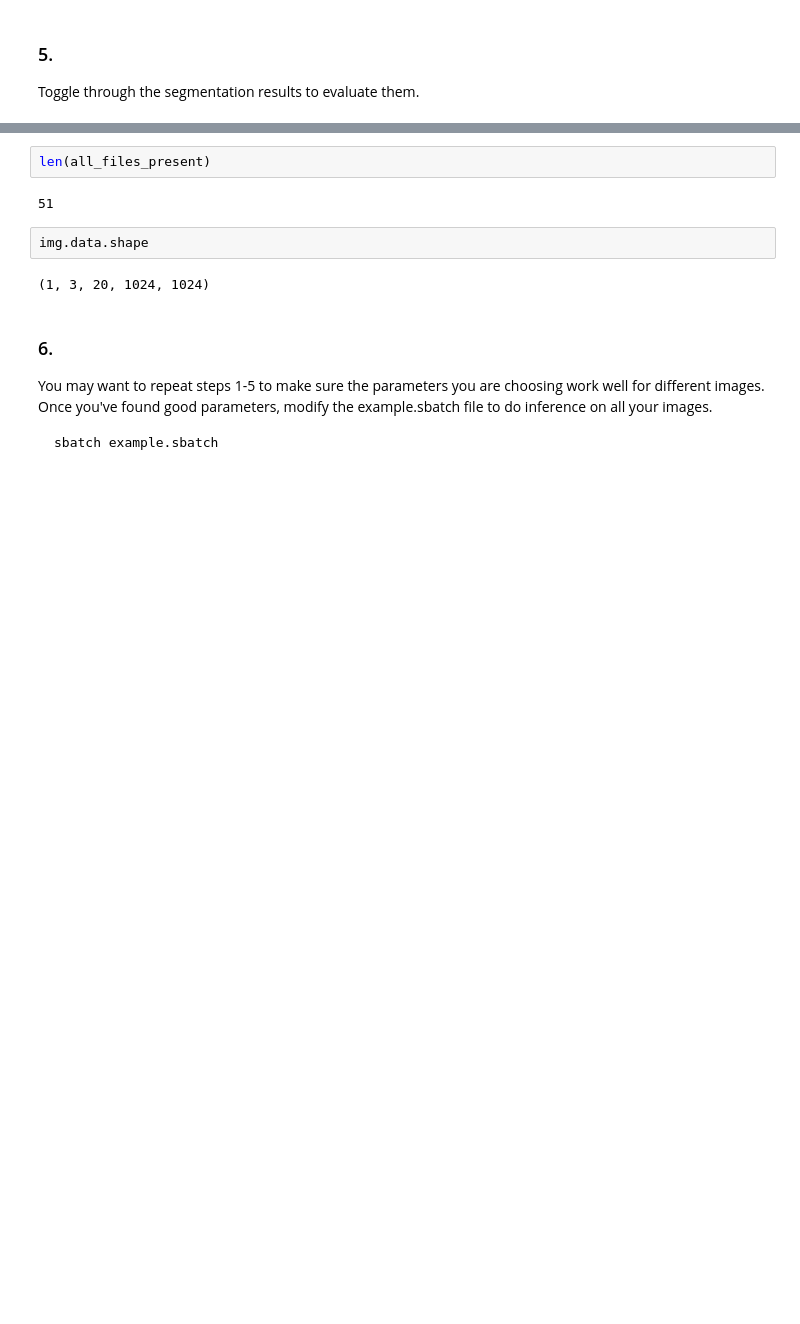
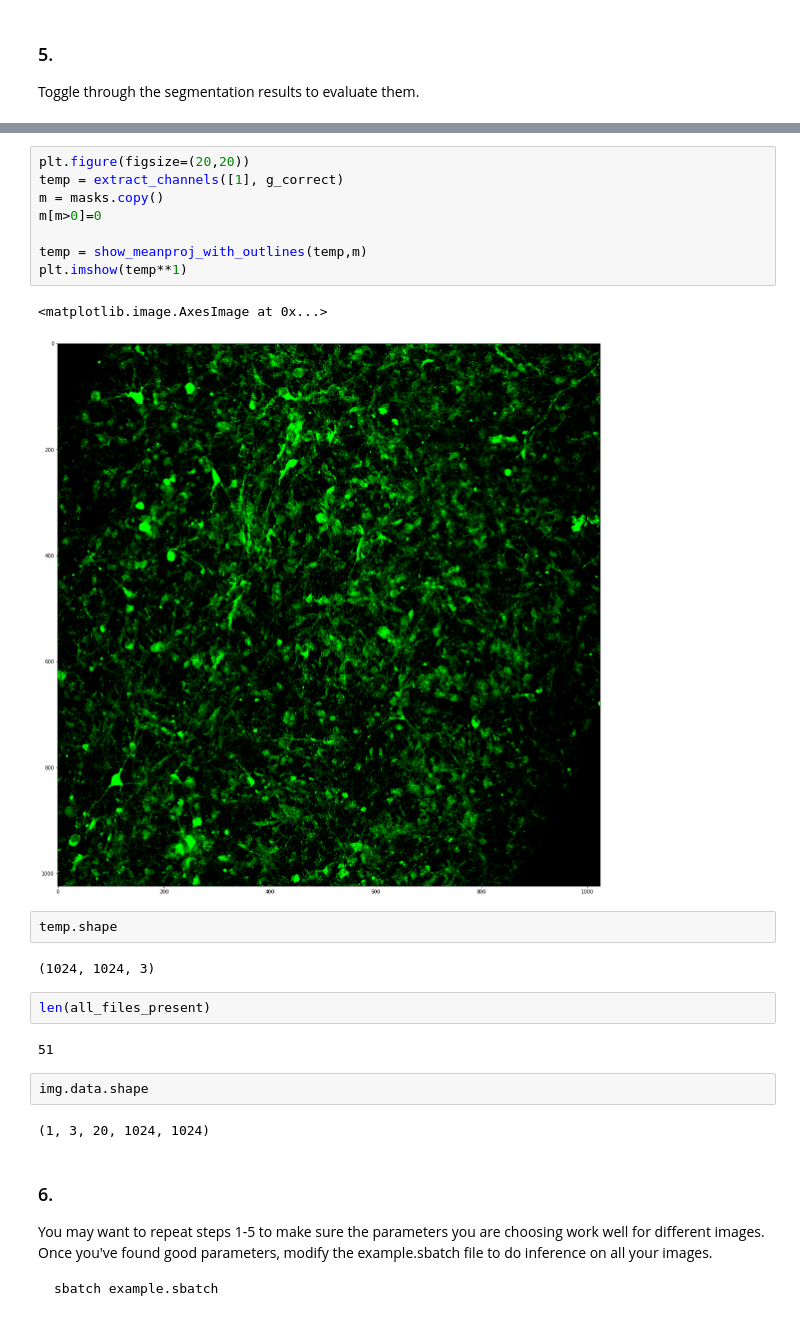
Before and after one commit to djunamay/confocalQuant, a Jupyter notebook: outs/neuronbatch102523_cellrox_out/102523_cellrox.ipynb, the cells around one changed output, grey strips where cells are left out. Saved outputs shown, nothing was run; the diff lists cells and outputs as text; blank space fills up the shorter version.

```diff
--- a/outs/neuronbatch102523_cellrox_out/102523_cellrox.ipynb
+++ b/outs/neuronbatch102523_cellrox_out/102523_cellrox.ipynb
@@ -127,3 +148,18 @@ toggle_segmentation(float_to_int(extracted), masks) # you can optionally pass ou
+# %%
+plt.figure(figsize=(20,20))
+temp = extract_channels([1], g_correct)
+m = masks.copy()
+m[m>0]=0
+
+temp = show_meanproj_with_outlines(temp,m)
+plt.imshow(temp**1)
+# %% [output]
+<matplotlib.image.AxesImage at 0x...>
+[figure, added]
+# %%
+temp.shape
+# %% [output]
+(1024, 1024, 3)
 # %%
 len(all_files_present)
 # %% [output]
```
Also changed, not shown: parts of 18 cells of this notebook, 1 other file.
